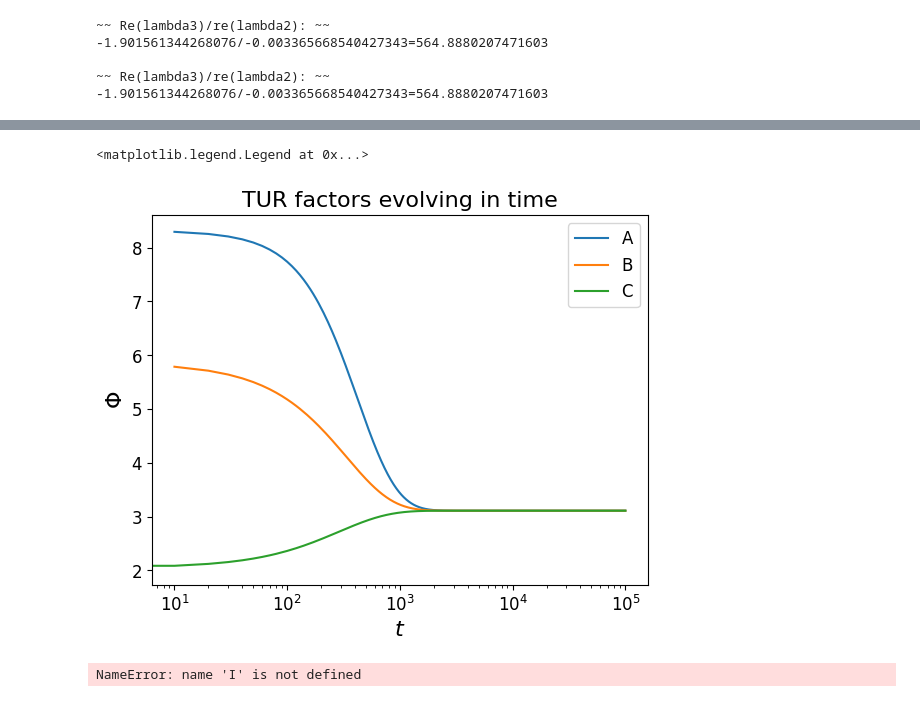
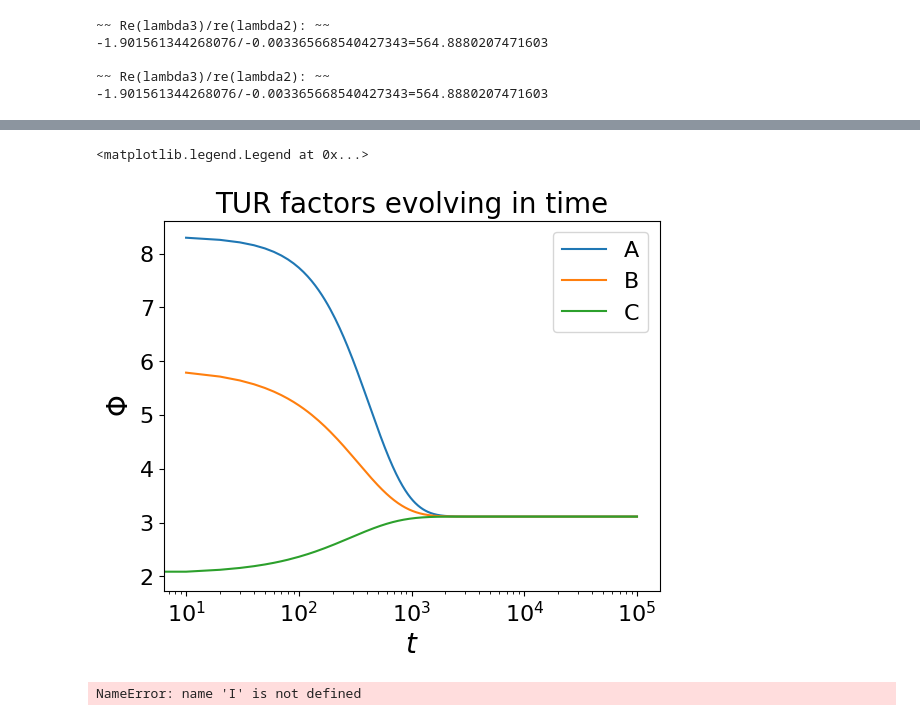
Before and after one commit to myIntSet/thermoelectrics, a Jupyter notebook: time evolution/noise and current FOR REPORT copy.ipynb, the cells around one changed output, grey strips where cells are left out. Saved outputs shown, nothing was run; the diff lists cells and outputs as text; code cells hidden in the pictures.

```diff
--- a/time evolution/noise and current FOR REPORT copy.ipynb
+++ b/time evolution/noise and current FOR REPORT copy.ipynb
@@ -80,12 +84,12 @@ def do_all(ti_array, initial, long_time=False):
 #even initial
 initial = [0.25,0.25,0.25,0.25,0,0]
 ti_array = np.linspace(0,1e5, 10000)
-TUR_even = do_all(ti_array, initial, long_time=True)
+TUR_even, I_even, I_var_even, sigma_even = do_all(ti_array, initial, long_time=True)
 
 #uneven initial
 initial = [0.75,0.08,0.02,0.15,0,0]
 ti_array = np.linspace(0,1e5, 10000)
-TUR_uneven = do_all(ti_array, initial, long_time=True)
+TUR_uneven, I_uneven, I_var_uneven, sigma_uneven = do_all(ti_array, initial, long_time=True)
 # %% [output]
 ~~ Re(lambda3)/re(lambda2): ~~
 -1.901561344268076/-0.003365668540427343=564.8880207471603
@@ -94,4 +98,4 @@ TUR_uneven = do_all(ti_array, initial, long_time=True)
 -1.901561344268076/-0.003365668540427343=564.8880207471603
 # %%
 importlib.reload(cm)
-TUR_calced, I, I_var, sigma = cm.do_all(ti_array, long_time=True)
+TUR_calced, I_calced, I_var_calced, sigma_calced = cm.do_all(ti_array, long_time=True)
@@ -97,0 +119,15 @@ TUR_calced, I, I_var, sigma = cm.do_all(ti_array, long_time=True)
+# %%
+#plot noise
+font_size = 20
+plt.rcParams.update({'font.size': 16})  # Applies globally
+plt.figure()
+plt.plot(ti_array, I_var_even, label='A')
+plt.plot(ti_array, I_var_uneven, label='B')
+plt.plot(ti_array, I_var_calced, label='C')
+plt.title('Noise evolving in time', fontsize=font_size)
+plt.xlabel(r'$t$', fontsize=font_size)
+plt.ylabel(r'$\langle\!\langle I^2 \rangle\!\rangle$', fontsize=font_size)
+plt.xscale('log')
+plt.ylim(0,0.3)
+plt.xlim(1e-1, 1e5)
+plt.legend()
@@ -97,0 +137,15 @@ TUR_calced, I, I_var, sigma = cm.do_all(ti_array, long_time=True)
+# %%
+#plot entropy production
+font_size = 20
+plt.rcParams.update({'font.size': 16})  # Applies globally
+plt.figure()
+plt.plot(ti_array, sigma_even, label='A')
+plt.plot(ti_array, sigma_uneven, label='B')
+plt.plot(ti_array, sigma_calced, label='C')
+plt.title('entropy production evolving in time', fontsize=font_size)
+plt.xlabel(r'$t$', fontsize=font_size)
+plt.ylabel(r'$\sigma$', fontsize=font_size)
+plt.xscale('log')
+#plt.ylim(0,0.3)
+#plt.xlim(1e-1, 1e5)
+plt.legend()
@@ -98,20 +155,19 @@ TUR_calced, I, I_var, sigma = cm.do_all(ti_array, long_time=True)
 # %%
 #plot TUR
-font_size = 16
-plt.rcParams.update({'font.size': 12})  # Applies globally
+font_size = 20
+plt.rcParams.update({'font.size': 16})  # Applies globally
 plt.figure()
 plt.plot(ti_array, TUR_even, label='A')
 plt.plot(ti_array, TUR_uneven, label='B')
 plt.plot(ti_array, TUR_calced, label='C')
 plt.title('TUR factors evolving in time', fontsize=font_size)
 plt.xlabel(r'$t$', fontsize=font_size)
 plt.ylabel(r'$\Phi$', fontsize=font_size)
 plt.xscale('log')
-
 plt.legend()
 # %% [output]
 <matplotlib.legend.Legend at 0x...>
-[figure, old version]
+[figure, new version]
 # %%
 #plotting particle current
 font_size = 16
```
Also changed, not shown: parts of 5 cells of this notebook, 4 other files.
